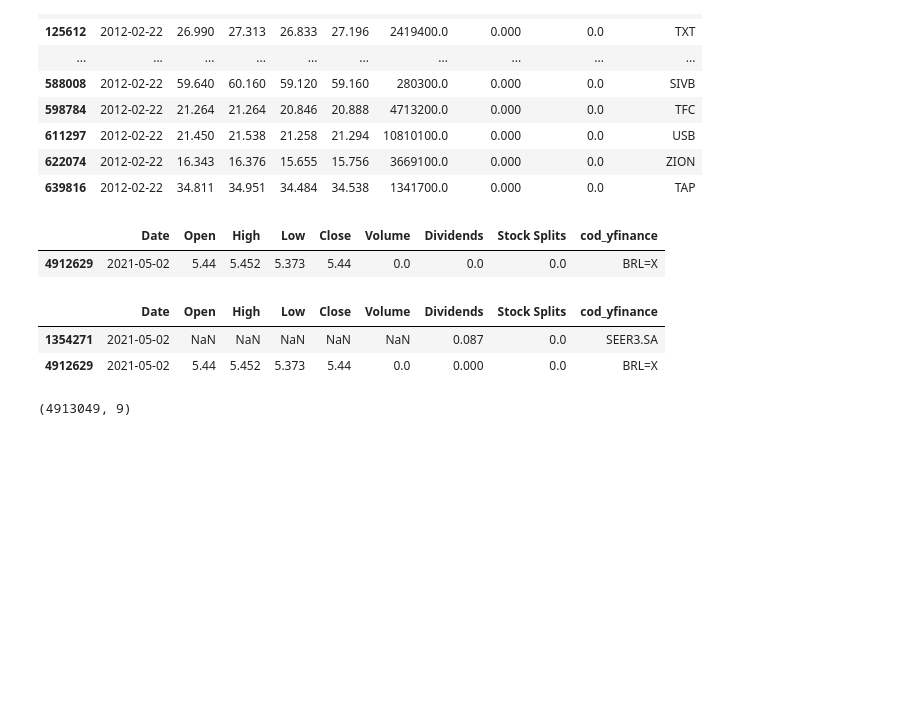
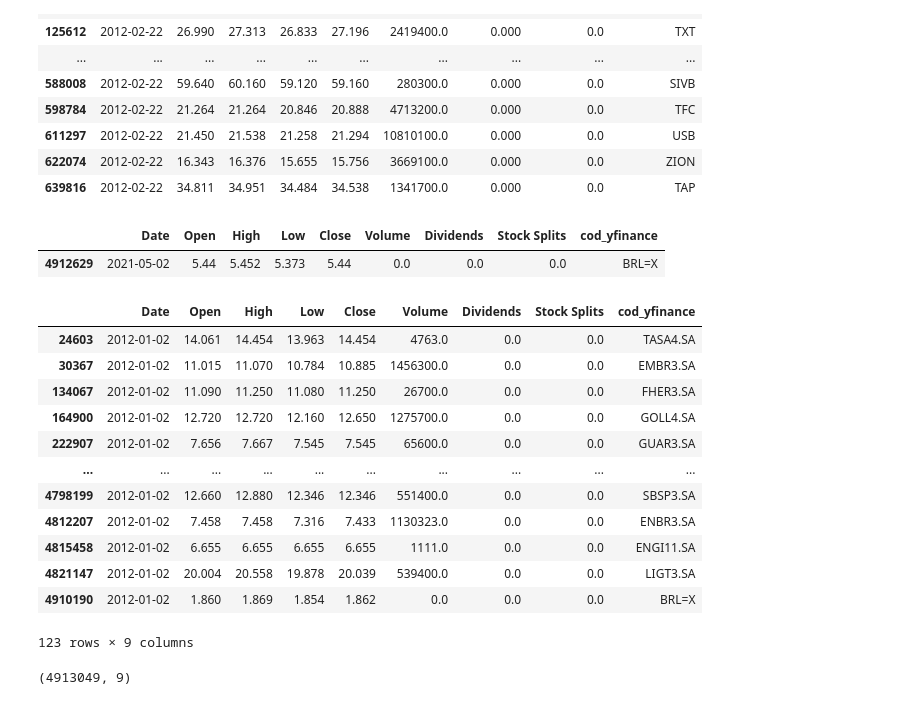
Before and after one commit to pedrolaender/05.Ironhack_Final_Project, a Jupyter notebook: testes.ipynb, the cells around one changed output. Saved outputs shown, nothing was run; the diff lists cells and outputs as text; code cells hidden in the pictures; blank space fills up the shorter version.

```diff
--- a/testes.ipynb
+++ b/testes.ipynb
@@ -1645,11 +1645,21 @@ historical_data_aux.loc[(historical_data_aux['Date'] == '2021-05-02') & (histori
 |  | Date | Open | High | Low | Close | Volume | Dividends | Stock Splits | cod_yfinance |
 | 4912629 | 2021-05-02 | 5.44 | 5.452 | 5.373 | 5.44 | 0.0 | 0.0 | 0.0 | BRL=X |
 # %%
-historical_data.loc[(historical_data['Date'] == '2021-05-02') & (historical_data['cod_yfinance'].isin(all_companies.loc[country_br, 'cod_yfinance']))]
+historical_data.loc[(historical_data['Date'] == '2012-01-02') & (historical_data['cod_yfinance'].isin(all_companies.loc[country_br, 'cod_yfinance']))]
 # %% [output]
 |  | Date | Open | High | Low | Close | Volume | Dividends | Stock Splits | cod_yfinance |
-| 1354271 | 2021-05-02 | NaN | NaN | NaN | NaN | NaN | 0.087 | 0.0 | SEER3.SA |
-| 4912629 | 2021-05-02 | 5.44 | 5.452 | 5.373 | 5.44 | 0.0 | 0.000 | 0.0 | BRL=X |
+| 24603 | 2012-01-02 | 14.061 | 14.454 | 13.963 | 14.454 | 4763.0 | 0.0 | 0.0 | TASA4.SA |
+| 30367 | 2012-01-02 | 11.015 | 11.070 | 10.784 | 10.885 | 1456300.0 | 0.0 | 0.0 | EMBR3.SA |
+| 134067 | 2012-01-02 | 11.090 | 11.250 | 11.080 | 11.250 | 26700.0 | 0.0 | 0.0 | FHER3.SA |
+| 164900 | 2012-01-02 | 12.720 | 12.720 | 12.160 | 12.650 | 1275700.0 | 0.0 | 0.0 | GOLL4.SA |
+| 222907 | 2012-01-02 | 7.656 | 7.667 | 7.545 | 7.545 | 65600.0 | 0.0 | 0.0 | GUAR3.SA |
+| ... | ... | ... | ... | ... | ... | ... | ... | ... | ... |
+| 4798199 | 2012-01-02 | 12.660 | 12.880 | 12.346 | 12.346 | 551400.0 | 0.0 | 0.0 | SBSP3.SA |
+| 4812207 | 2012-01-02 | 7.458 | 7.458 | 7.316 | 7.433 | 1130323.0 | 0.0 | 0.0 | ENBR3.SA |
+| 4815458 | 2012-01-02 | 6.655 | 6.655 | 6.655 | 6.655 | 1111.0 | 0.0 | 0.0 | ENGI11.SA |
+| 4821147 | 2012-01-02 | 20.004 | 20.558 | 19.878 | 20.039 | 539400.0 | 0.0 | 0.0 | LIGT3.SA |
+| 4910190 | 2012-01-02 | 1.860 | 1.869 | 1.854 | 1.862 | 0.0 | 0.0 | 0.0 | BRL=X |
+123 rows × 9 columns
 # %%
 historical_data.shape
 # %% [output]
```
Also changed, not shown: parts of 92 cells of this notebook, 1 other file.
